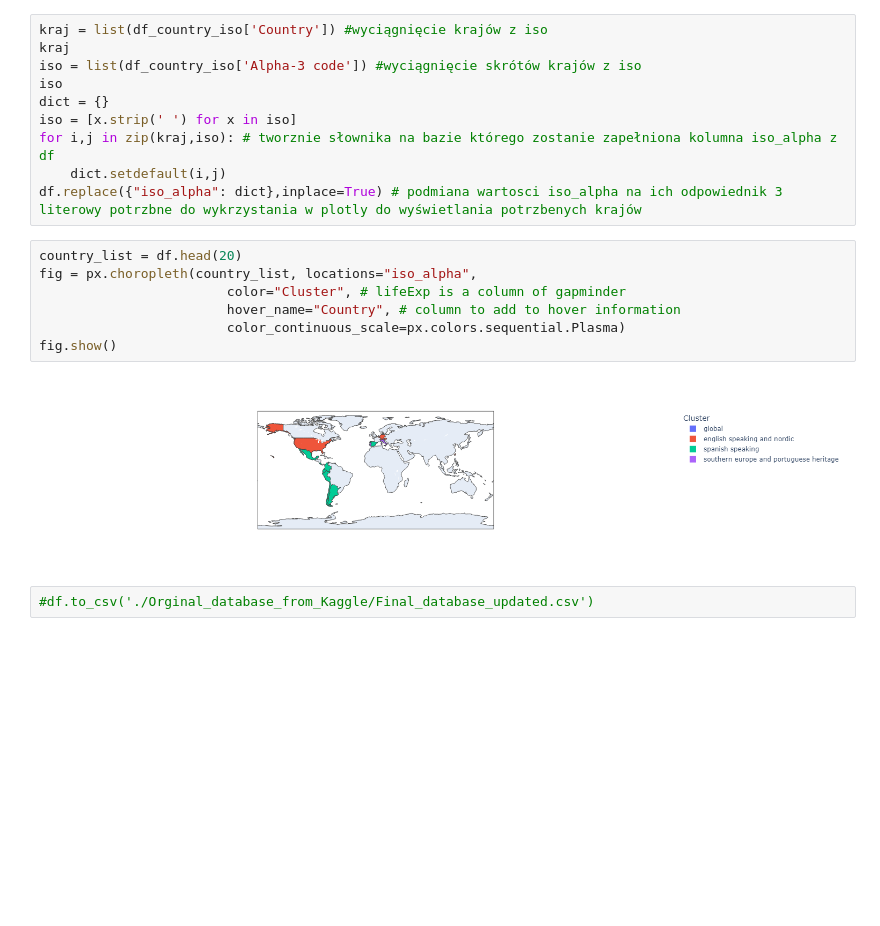
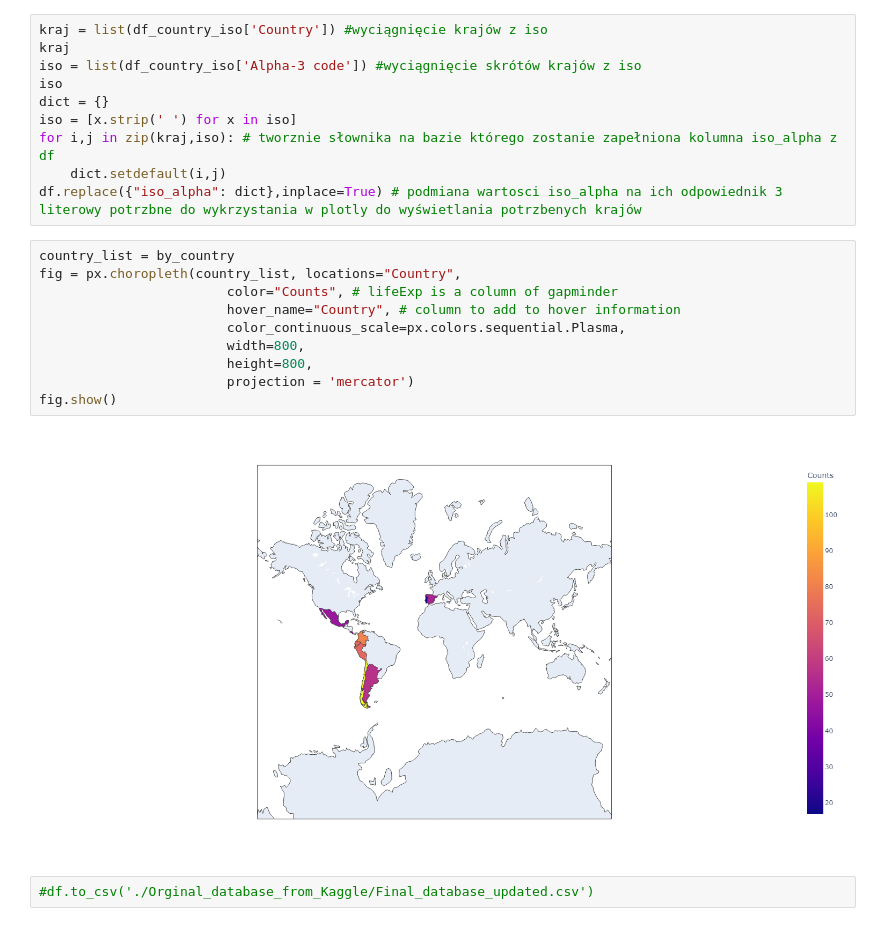
Before and after one commit to infoshareacademy/JDSZR11-chubs_chubs, a Jupyter notebook: Procject_Python_Spotyfiy/Spotyfie_v2.ipynb, the cells around one changed output. Saved outputs shown, nothing was run; the diff lists cells and outputs as text; blank space fills up the shorter version.

```diff
--- a/Procject_Python_Spotyfiy/Spotyfie_v2.ipynb
+++ b/Procject_Python_Spotyfiy/Spotyfie_v2.ipynb
@@ -86,14 +70,17 @@ for i,j in zip(kraj,iso): # tworznie słownika na bazie którego zostanie zapeł
     dict.setdefault(i,j)
 df.replace({"iso_alpha": dict},inplace=True) # podmiana wartosci iso_alpha na ich odpowiednik 3 literowy potrzbne do wykrzystania w plotly do wyświetlania potrzbenych krajów
 # %%
-country_list = df.head(20)
-fig = px.choropleth(country_list, locations="iso_alpha",
-                        color="Cluster", # lifeExp is a column of gapminder
+country_list = by_country
+fig = px.choropleth(country_list, locations="Country",
+                        color="Counts", # lifeExp is a column of gapminder
                         hover_name="Country", # column to add to hover information
-                        color_continuous_scale=px.colors.sequential.Plasma)
+                        color_continuous_scale=px.colors.sequential.Plasma,
+                        width=800,
+                        height=800,
+                        projection = 'mercator')
 fig.show()
 # %% [output]
-[figure, old version]
+[figure, new version]
 # %%
 #df.to_csv('./Orginal_database_from_Kaggle/Final_database_updated.csv')
 # %%
```
Also changed, not shown: parts of 14 cells of this notebook.
